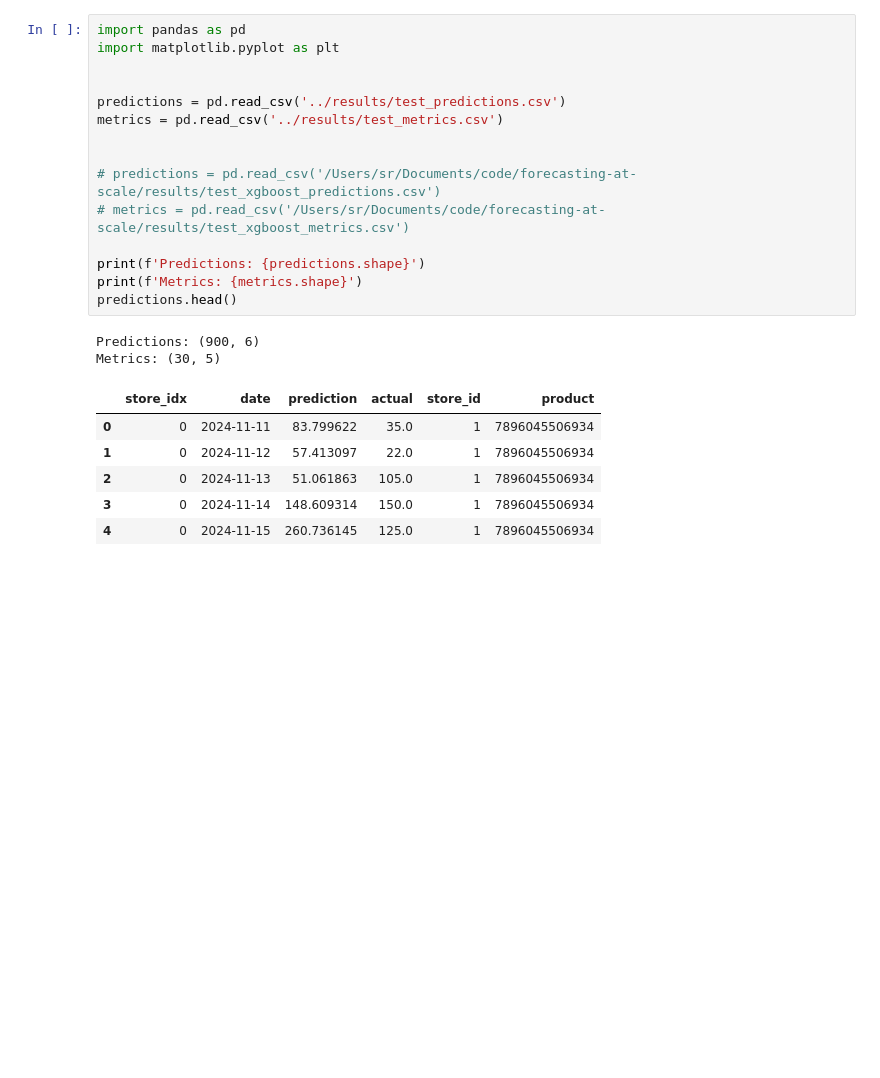
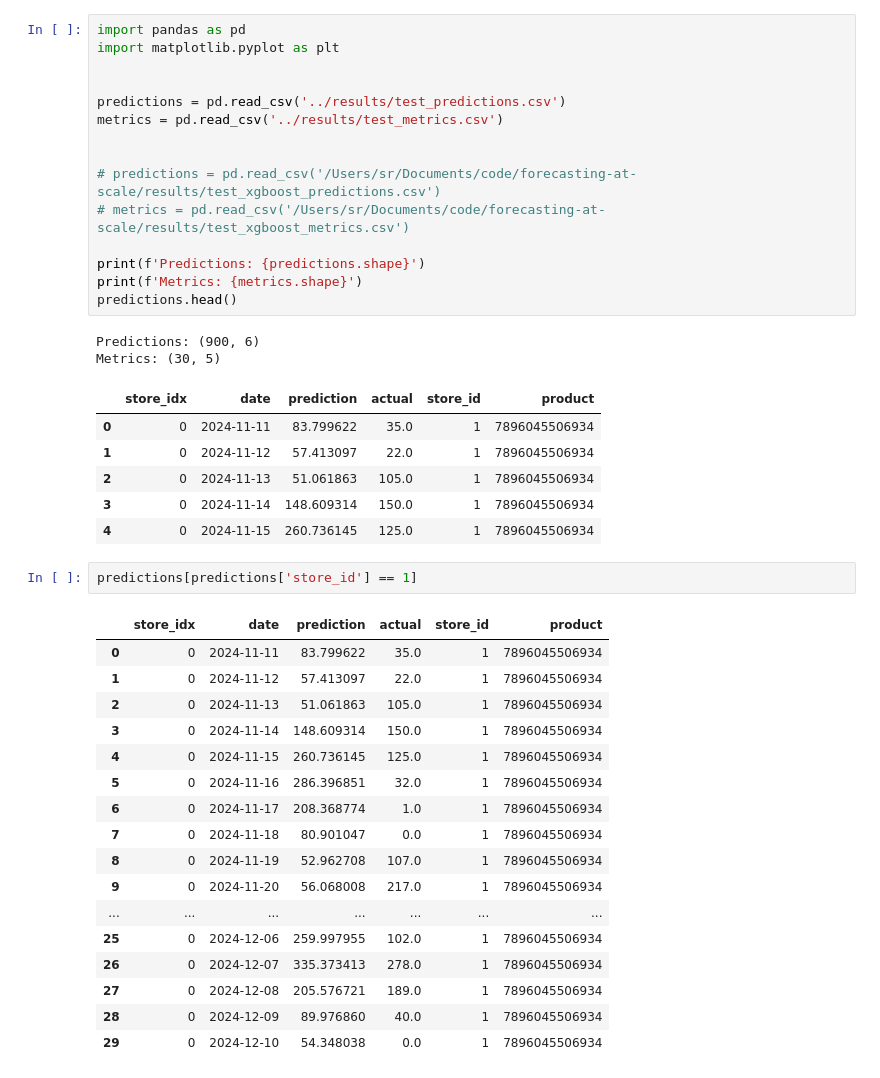
Before and after one commit to SantiagoRomanoOddone/forecasting-at-scale, a Jupyter notebook: notebooks/analyze_results.ipynb, the cells around one changed output. Saved outputs shown, nothing was run; the diff lists cells and outputs as text; blank space fills up the shorter version.

```diff
--- a/notebooks/analyze_results.ipynb
+++ b/notebooks/analyze_results.ipynb
@@ -43,3 +59,23 @@ Metrics: (30, 5)
 | 2 | 0 | 2024-11-13 | 51.061863 | 105.0 | 1 | 7896045506934 |
 | 3 | 0 | 2024-11-14 | 148.609314 | 150.0 | 1 | 7896045506934 |
 | 4 | 0 | 2024-11-15 | 260.736145 | 125.0 | 1 | 7896045506934 |
+# %%
+predictions[predictions['store_id'] == 1]
+# %% [output]
+|  | store_idx | date | prediction | actual | store_id | product |
+| 0 | 0 | 2024-11-11 | 83.799622 | 35.0 | 1 | 7896045506934 |
+| 1 | 0 | 2024-11-12 | 57.413097 | 22.0 | 1 | 7896045506934 |
+| 2 | 0 | 2024-11-13 | 51.061863 | 105.0 | 1 | 7896045506934 |
+| 3 | 0 | 2024-11-14 | 148.609314 | 150.0 | 1 | 7896045506934 |
+| 4 | 0 | 2024-11-15 | 260.736145 | 125.0 | 1 | 7896045506934 |
+| 5 | 0 | 2024-11-16 | 286.396851 | 32.0 | 1 | 7896045506934 |
+| 6 | 0 | 2024-11-17 | 208.368774 | 1.0 | 1 | 7896045506934 |
+| 7 | 0 | 2024-11-18 | 80.901047 | 0.0 | 1 | 7896045506934 |
+| 8 | 0 | 2024-11-19 | 52.962708 | 107.0 | 1 | 7896045506934 |
+| 9 | 0 | 2024-11-20 | 56.068008 | 217.0 | 1 | 7896045506934 |
+| ... | ... | ... | ... | ... | ... | ... |
+| 25 | 0 | 2024-12-06 | 259.997955 | 102.0 | 1 | 7896045506934 |
+| 26 | 0 | 2024-12-07 | 335.373413 | 278.0 | 1 | 7896045506934 |
+| 27 | 0 | 2024-12-08 | 205.576721 | 189.0 | 1 | 7896045506934 |
+| 28 | 0 | 2024-12-09 | 89.976860 | 40.0 | 1 | 7896045506934 |
+| 29 | 0 | 2024-12-10 | 54.348038 | 0.0 | 1 | 7896045506934 |
```
Also changed, not shown: parts of 8 cells of this notebook, 1 other file.
